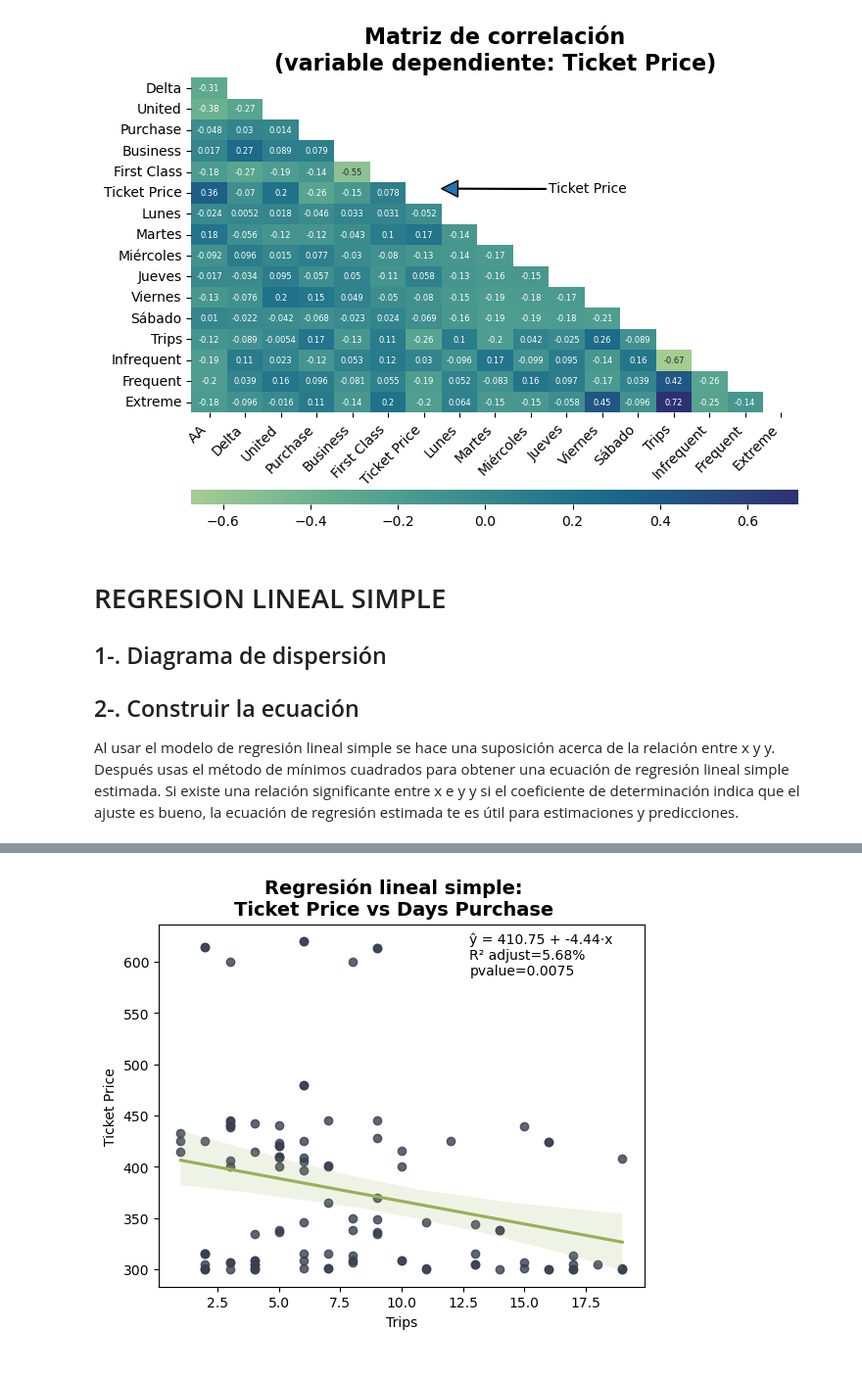
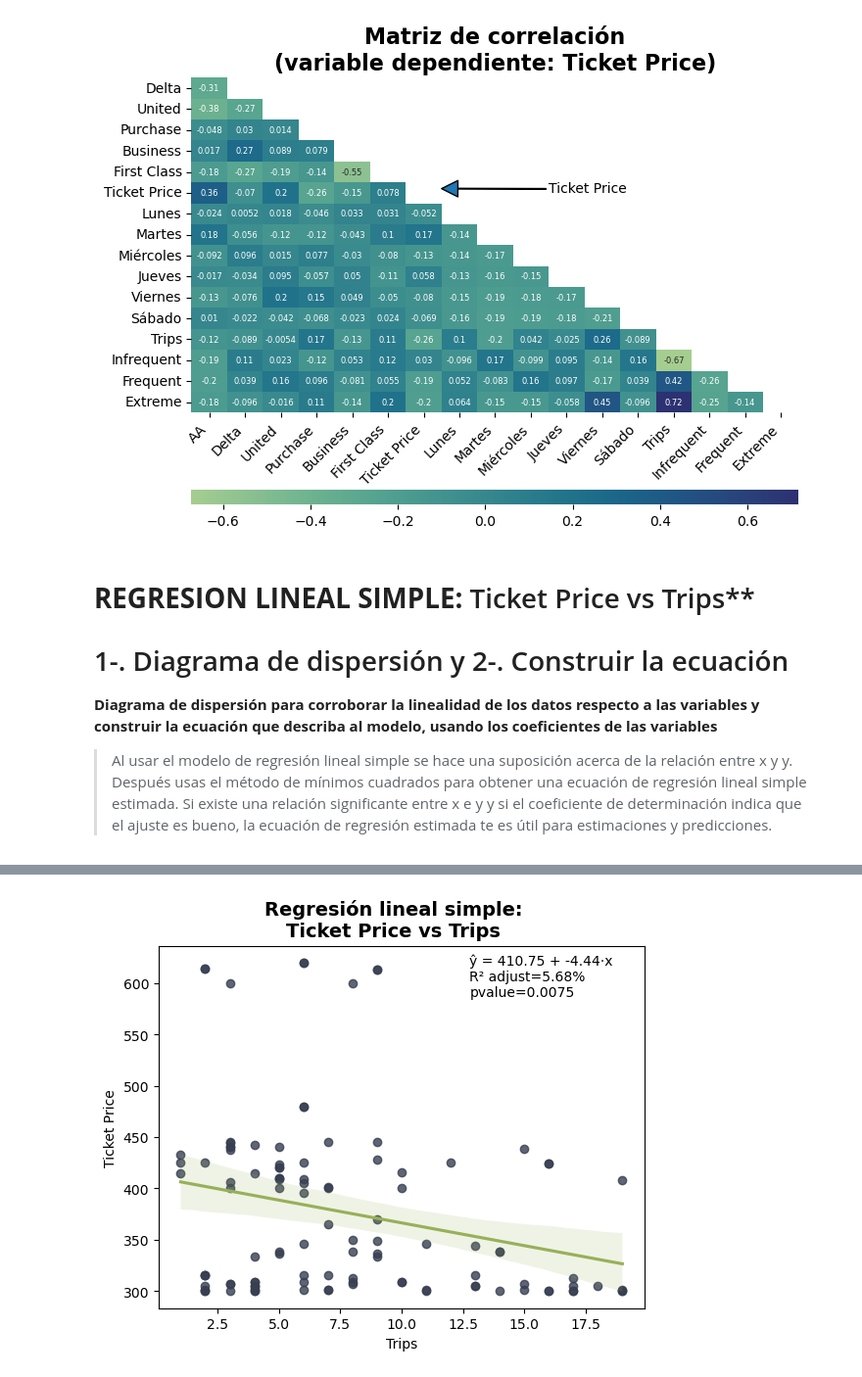
Before and after one commit to escobarm04/RETO_PredictStats, a Jupyter notebook: RETO.ipynb, the cells around one changed output, grey strips where cells are left out. Shown at 98% size. Saved outputs shown, nothing was run; the diff lists cells and outputs as text; code cells hidden in the pictures.

Commit message:
Termino regresio lineal simple

```diff
--- a/RETO.ipynb
+++ b/RETO.ipynb
@@ -374,11 +374,11 @@ ax.set_title("Matriz de correlación\n(variable dependiente: Ticket Price)", fon
 Text(0.5, 1.0, 'Matriz de correlación\n(variable dependiente: Ticket Price)')
 [figure]
 # %% [markdown]
-# REGRESION LINEAL SIMPLE
-## 1-. Diagrama de dispersión
-## 2-. Construir la ecuación
+# **REGRESION LINEAL SIMPLE:** Ticket Price vs Trips**
+# 1-. Diagrama de dispersión y 2-. Construir la ecuación
+**Diagrama de dispersión para corroborar la linealidad de los datos respecto a las variables y construir la ecuación que describa al modelo, usando los coeficientes de las variables**
 
-Al usar el modelo de regresión lineal simple se hace una suposición acerca
+> Al usar el modelo de regresión lineal simple se hace una suposición acerca
 de la relación entre x y y. Después usas el método de mínimos cuadrados
 para obtener una ecuación de regresión lineal simple estimada. Si existe
 una relación significante entre x e y y si el coeficiente de determinación
@@ -411,7 +411,7 @@ sns.regplot(RL, x ='Trips', y ='Ticket Price',
 ax.text(0.64, 0.98, formula_estim, transform=ax.transAxes,
         ha='left', va='top', fontsize=10,
         bbox=dict(facecolor='white', alpha=0.7, edgecolor='none'))
-fig.suptitle('Regresión lineal simple:\nTicket Price vs Days Purchase', fontsize=14, fontweight = 'bold')
+fig.suptitle('Regresión lineal simple:\nTicket Price vs Trips', fontsize=14, fontweight = 'bold')
 plt.show()
 # %% [output]
                             OLS Regression Results
@@ -424,12 +424,12 @@ Time:                        22:28:04   Log-Likelihood:                -630.72
 No. Observations:                 108   AIC:                             1265.
 Df Residuals:                     106   BIC:                             1271.
 Df Model:                           1
 Covariance Type:            nonrobust
 ==============================================================================
 ... (12 lines left out)
 [1] Standard Errors assume that the covariance matrix of the errors is correctly specified.
 Fórmula:ŷ = 410.75 + -4.44·x
 R² adjust=5.68%
 pvalue=0.0075
-[figure, old version]
+[figure, new version]
 # %% [markdown]
```
Also changed, not shown: parts of 14 cells of this notebook.
